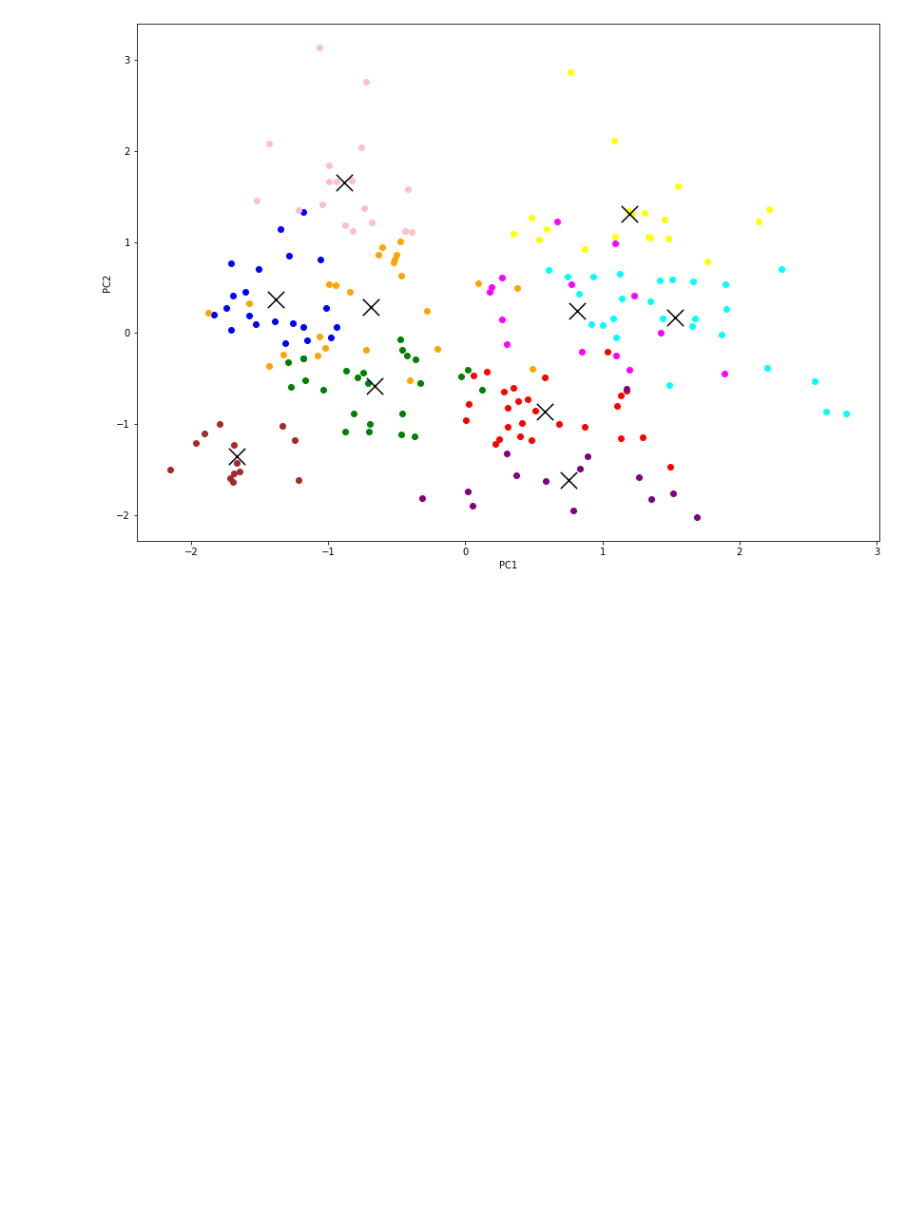
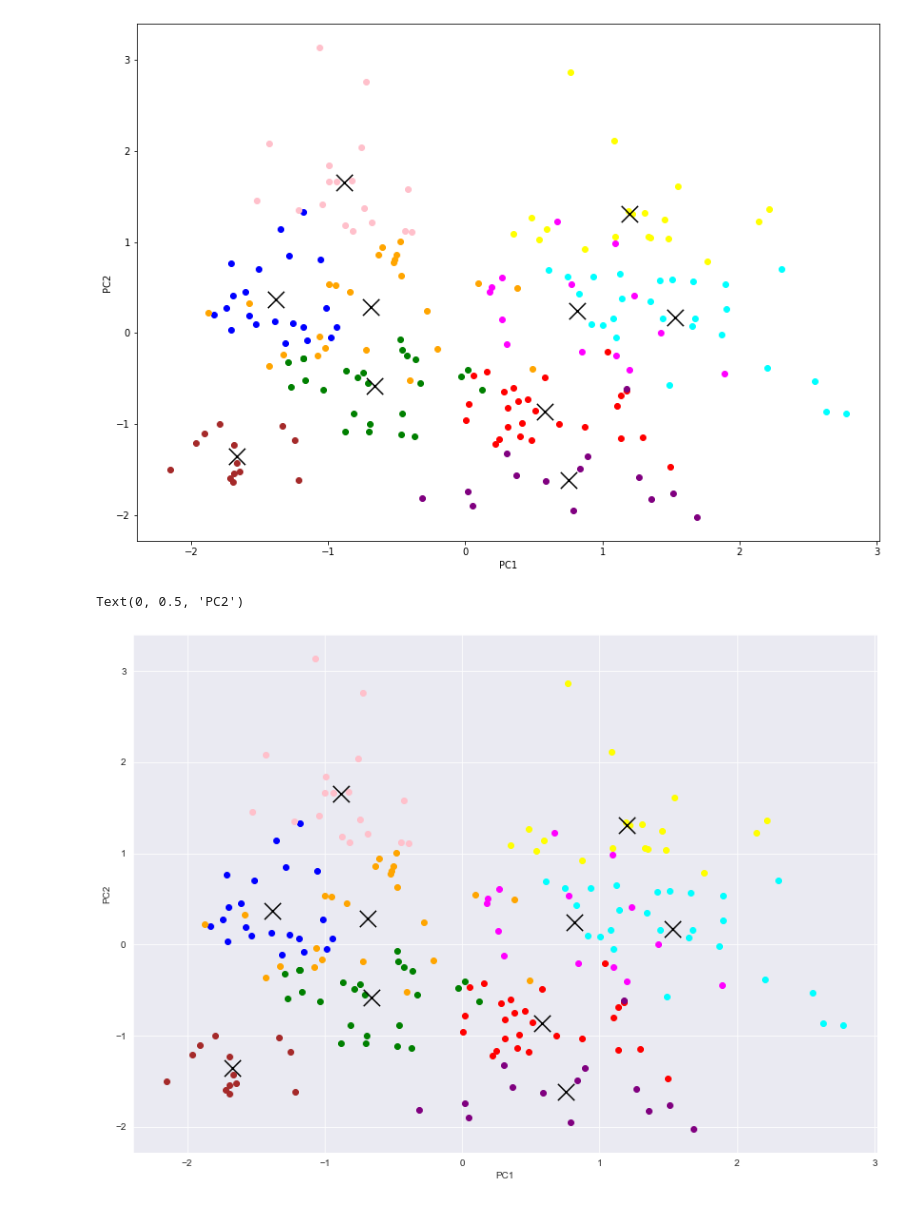
Before and after one commit to Divyansh-ag14/random-datasets, a Jupyter notebook: mall_customer_segmentation/segmentation.ipynb, the cells around one changed output. Cells and saved outputs as stored; diff of their text form; code cells hidden in the pictures; blank space fills up the shorter version.

Commit message:
pca for better visualization

```diff
--- a/mall_customer_segmentation/segmentation.ipynb
+++ b/mall_customer_segmentation/segmentation.ipynb
@@ -191,3 +191,17 @@ plt.ylabel("PC2")
 plt.show()
 # %% [output]
 [figure]
+# %%
+sns.set_style("darkgrid")
+colors = ["red", "blue", "yellow", "orange", "cyan", "magenta", "brown", "pink", "green", "purple"]
+plt.figure(figsize=(14, 10))
+for i, color in enumerate(colors):
+    plt.scatter(reduced_data[reduced_data['cluster'] == i].loc[:, 'PC1'], reduced_data[reduced_data['cluster'] == i].loc[:, 'PC2'], color=color)
+
+plt.scatter(new_centers[:, 0], new_centers[:, 1], color='black', marker='x', s=300)
+
+plt.xlabel("PC1")
+plt.ylabel("PC2")
+# %% [output]
+Text(0, 0.5, 'PC2')
+[figure, added]
```
